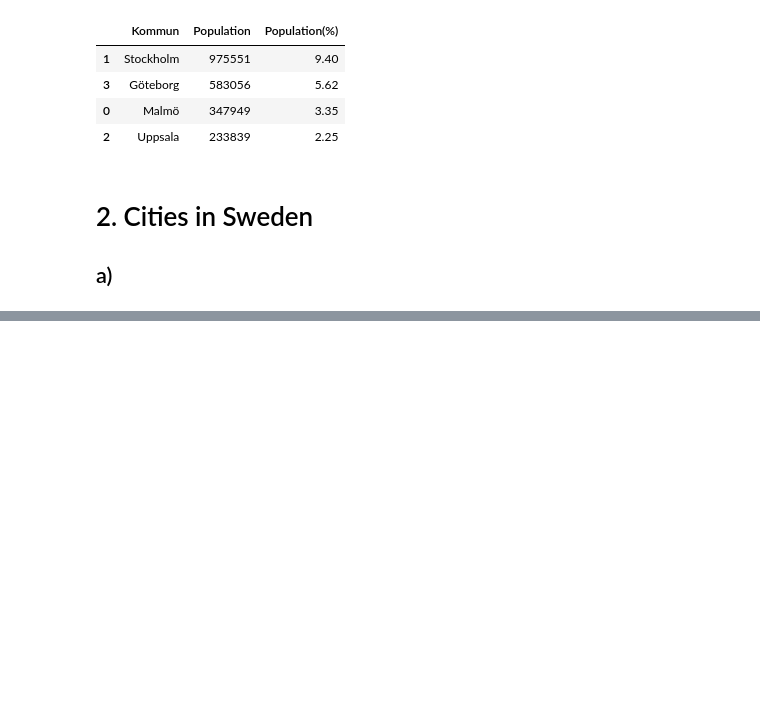
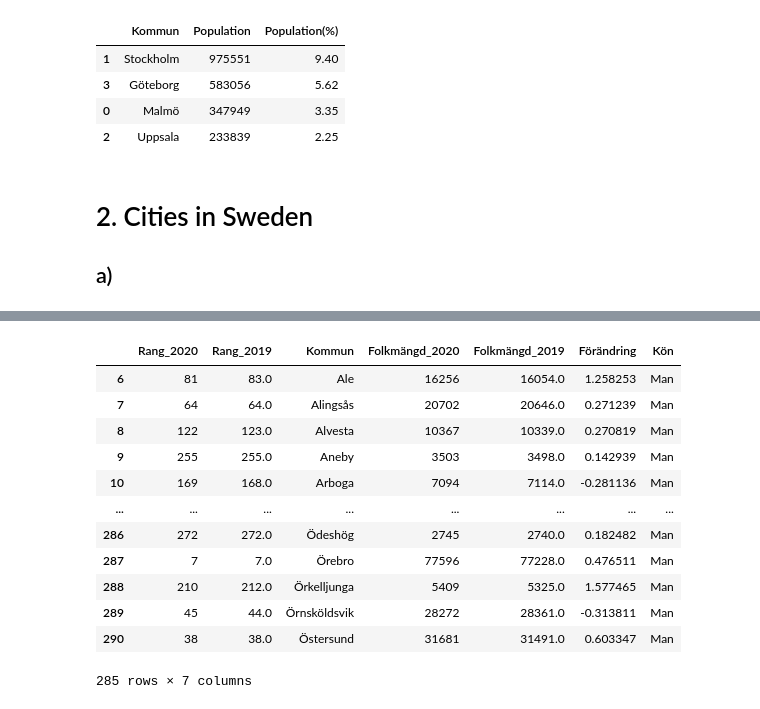
Before and after one commit to GuillermoTuesta/Python-GuillermoTuesta, a Jupyter notebook: IT-Högskolan/Exercises/Data behandling/E00_pandas_basic_syntax.ipynb, the cells around one changed output, grey strips where cells are left out. Saved outputs shown, nothing was run; the diff lists cells and outputs as text; code cells hidden in the pictures; blank space fills up the shorter version.

```diff
--- a/IT-Högskolan/Exercises/Data behandling/E00_pandas_basic_syntax.ipynb
+++ b/IT-Högskolan/Exercises/Data behandling/E00_pandas_basic_syntax.ipynb
@@ -57,0 +148,22 @@ KeyError: 'Antal Vaccinationer'
+# %%
+men = pd.read_excel('komtopp50_2020.xlsx', sheet_name='Män')
+
+men.dropna(inplace=True)
+men.columns = ['Rang_2020', 'Rang_2019', 'Kommun', 'Folkmängd_2020', 'Folkmängd_2019', 'Förändring']
+men['Kön'] = 'Man'
+
+men.head(-5)
+# %% [output]
+|  | Rang_2020 | Rang_2019 | Kommun | Folkmängd_2020 | Folkmängd_2019 | Förändring | Kön |
+| 6 | 81 | 83.0 | Ale | 16256 | 16054.0 | 1.258253 | Man |
+| 7 | 64 | 64.0 | Alingsås | 20702 | 20646.0 | 0.271239 | Man |
+| 8 | 122 | 123.0 | Alvesta | 10367 | 10339.0 | 0.270819 | Man |
+| 9 | 255 | 255.0 | Aneby | 3503 | 3498.0 | 0.142939 | Man |
+| 10 | 169 | 168.0 | Arboga | 7094 | 7114.0 | -0.281136 | Man |
+| ... | ... | ... | ... | ... | ... | ... | ... |
+| 286 | 272 | 272.0 | Ödeshög | 2745 | 2740.0 | 0.182482 | Man |
+| 287 | 7 | 7.0 | Örebro | 77596 | 77228.0 | 0.476511 | Man |
+| 288 | 210 | 212.0 | Örkelljunga | 5409 | 5325.0 | 1.577465 | Man |
+| 289 | 45 | 44.0 | Örnsköldsvik | 28272 | 28361.0 | -0.313811 | Man |
+| 290 | 38 | 38.0 | Östersund | 31681 | 31491.0 | 0.603347 | Man |
+285 rows × 7 columns
```
Also changed, not shown: parts of 21 cells of this notebook, 6 other files.
